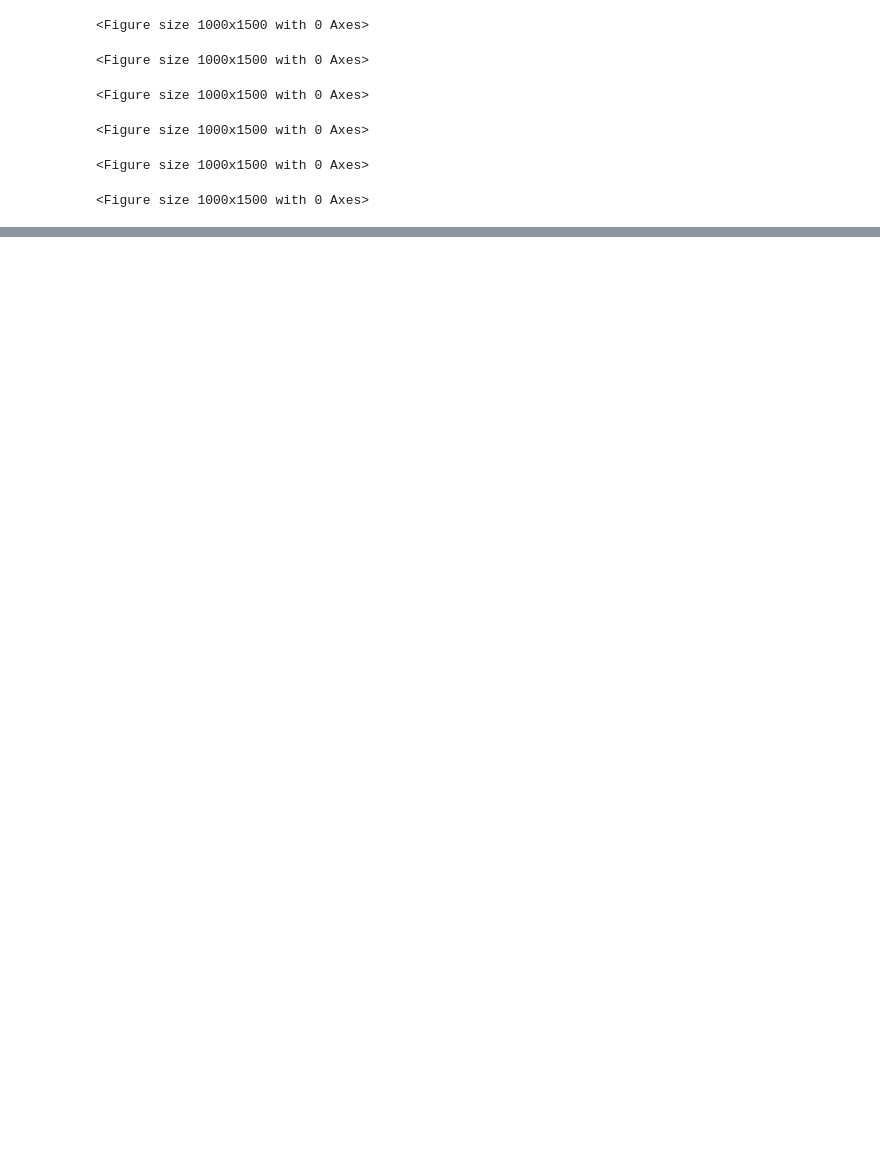
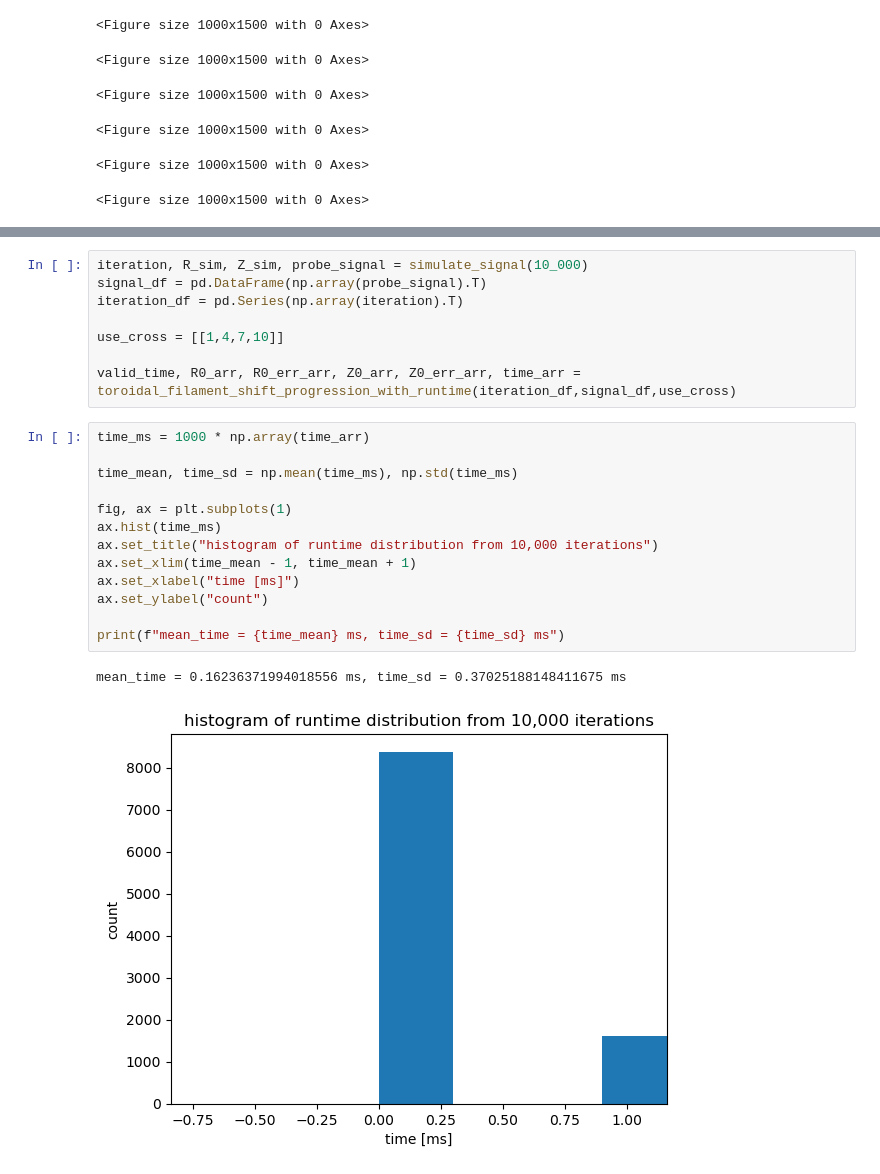
Before and after one commit to P-Attapon/TT1PlasmaColumnPosition, a Jupyter notebook: presentationPlotting.ipynb, the cells around one changed output, grey strips where cells are left out. Saved outputs shown, nothing was run; the diff lists cells and outputs as text; blank space fills up the shorter version.

Commit message:
implements treemap into cal_shift and measure runtime per iteration

```diff
--- a/presentationPlotting.ipynb
+++ b/presentationPlotting.ipynb
@@ -347,0 +422,24 @@ for x_shift in x_range:
+# %%
+iteration, R_sim, Z_sim, probe_signal = simulate_signal(10_000)
+signal_df = pd.DataFrame(np.array(probe_signal).T)
+iteration_df = pd.Series(np.array(iteration).T)
+
+use_cross = [[1,4,7,10]]
+
+valid_time, R0_arr, R0_err_arr, Z0_arr, Z0_err_arr, time_arr = toroidal_filament_shift_progression_with_runtime(iteration_df,signal_df,use_cross)
+# %%
+time_ms = 1000 * np.array(time_arr)
+
+time_mean, time_sd = np.mean(time_ms), np.std(time_ms)
+
+fig, ax = plt.subplots(1)
+ax.hist(time_ms)
+ax.set_title("histogram of runtime distribution from 10,000 iterations")
+ax.set_xlim(time_mean - 1, time_mean + 1)
+ax.set_xlabel("time [ms]")
+ax.set_ylabel("count")
+
+print(f"mean_time = {time_mean} ms, time_sd = {time_sd} ms")
+# %% [output]
+mean_time = 0.16236371994018556 ms, time_sd = 0.37025188148411675 ms
+[figure, added]
```
Also changed, not shown: parts of 2 cells of this notebook, 4 other files.
